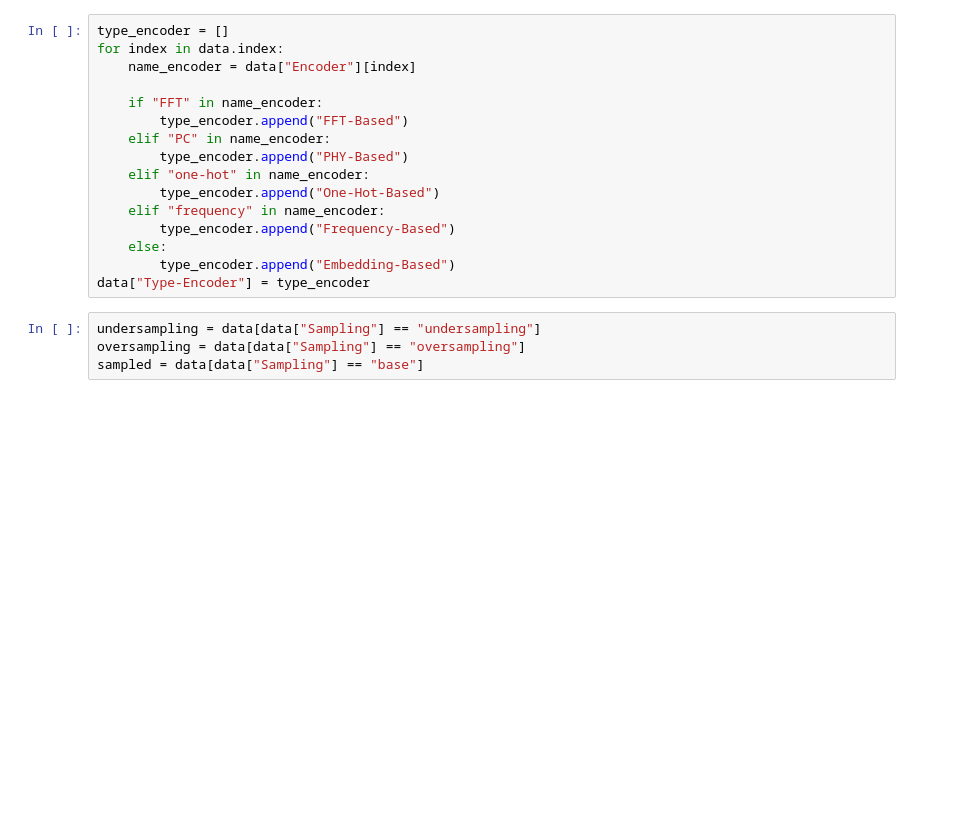
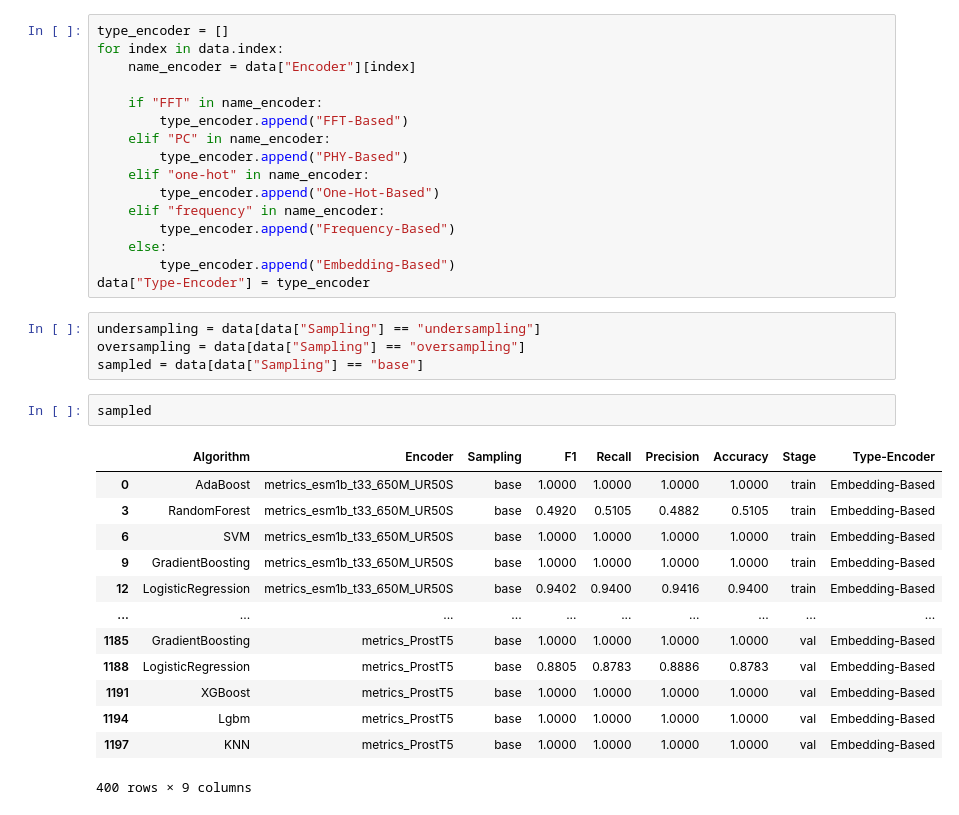
Before and after one commit to Jmartingar/Half_life, a Jupyter notebook: metrics/view_models.ipynb, the cells around one changed output. Cells and saved outputs as stored; diff of their text form; blank space fills up the shorter version.

```diff
--- a/metrics/view_models.ipynb
+++ b/metrics/view_models.ipynb
@@ -125,6 +125,22 @@ data["Type-Encoder"] = type_encoder
 undersampling = data[data["Sampling"] == "undersampling"]
 oversampling = data[data["Sampling"] == "oversampling"]
 sampled = data[data["Sampling"] == "base"]
+# %%
+sampled
+# %% [output]
+|  | Algorithm | Encoder | Sampling | F1 | Recall | Precision | Accuracy | Stage | Type-Encoder |
+| 0 | AdaBoost | metrics_esm1b_t33_650M_UR50S | base | 1.0000 | 1.0000 | 1.0000 | 1.0000 | train | Embedding-Based |
+| 3 | RandomForest | metrics_esm1b_t33_650M_UR50S | base | 0.4920 | 0.5105 | 0.4882 | 0.5105 | train | Embedding-Based |
+| 6 | SVM | metrics_esm1b_t33_650M_UR50S | base | 1.0000 | 1.0000 | 1.0000 | 1.0000 | train | Embedding-Based |
+| 9 | GradientBoosting | metrics_esm1b_t33_650M_UR50S | base | 1.0000 | 1.0000 | 1.0000 | 1.0000 | train | Embedding-Based |
+| 12 | LogisticRegression | metrics_esm1b_t33_650M_UR50S | base | 0.9402 | 0.9400 | 0.9416 | 0.9400 | train | Embedding-Based |
+| ... | ... | ... | ... | ... | ... | ... | ... | ... | ... |
+| 1185 | GradientBoosting | metrics_ProstT5 | base | 1.0000 | 1.0000 | 1.0000 | 1.0000 | val | Embedding-Based |
+| 1188 | LogisticRegression | metrics_ProstT5 | base | 0.8805 | 0.8783 | 0.8886 | 0.8783 | val | Embedding-Based |
+| 1191 | XGBoost | metrics_ProstT5 | base | 1.0000 | 1.0000 | 1.0000 | 1.0000 | val | Embedding-Based |
+| 1194 | Lgbm | metrics_ProstT5 | base | 1.0000 | 1.0000 | 1.0000 | 1.0000 | val | Embedding-Based |
+| 1197 | KNN | metrics_ProstT5 | base | 1.0000 | 1.0000 | 1.0000 | 1.0000 | val | Embedding-Based |
+400 rows × 9 columns
 # %%
 make_plots = MakePlots(dataset=sampled, path_export="../img/", hue="Stage", sample="Base")
 make_plots.plot_by_algorithm()
```
Also changed, not shown: parts of 1 cell of this notebook, 39 other files.
